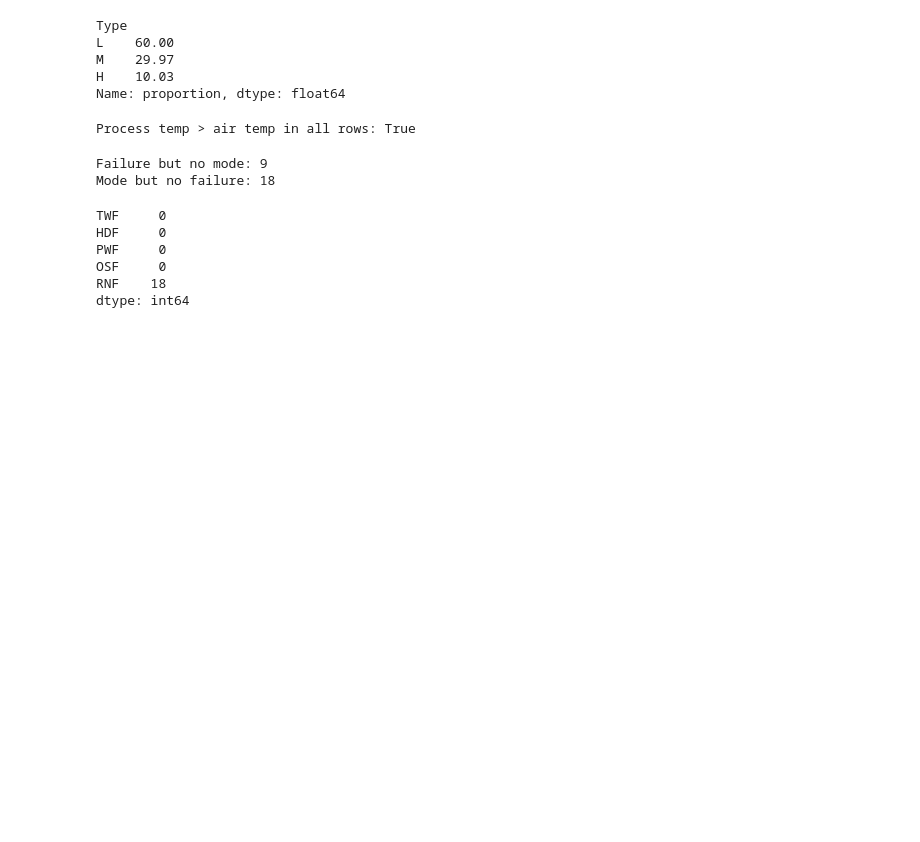
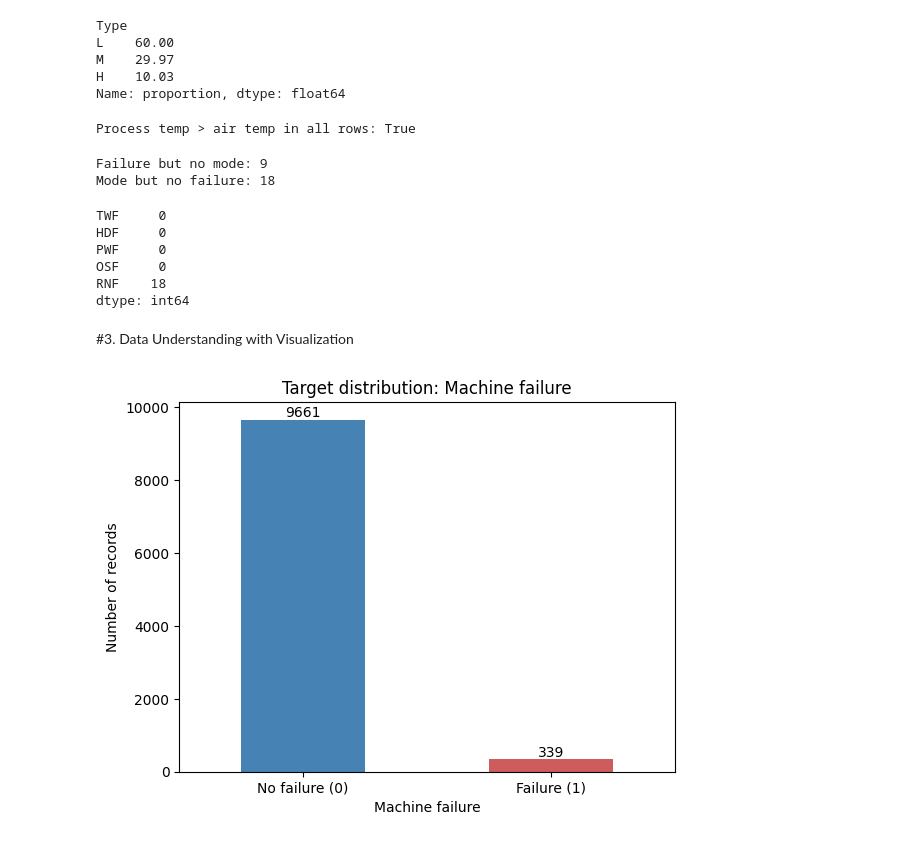
Before and after one commit to serraozkasap/ml-ai4i-predictive-maintenance, a Jupyter notebook: ai4i_predictive_maintenance.ipynb, the cells around one changed output. Cells and saved outputs as stored; diff of their text form; code cells hidden in the pictures; blank space fills up the shorter version.

Commit message:
add visual representations of data understanding and the comments of their meaning (distributions, box plots, correlation, failure modes)

```diff
--- a/ai4i_predictive_maintenance.ipynb
+++ b/ai4i_predictive_maintenance.ipynb
@@ -193,3 +193,19 @@ PWF     0
 OSF     0
 RNF    18
 dtype: int64
+# %% [markdown]
+#3. Data Understanding with Visualization
+# %%
+#I want to show the class imbalance visually (it is easier to see than a percentage, and I can use this figure in the report)
+ax = df["Machine failure"].value_counts().plot(kind="bar", color=["steelblue", "indianred"])
+ax.set_xticklabels(["No failure (0)", "Failure (1)"], rotation=0)
+ax.set_ylabel("Number of records")
+ax.set_title("Target distribution: Machine failure")
+for p in ax.patches:  # write the count on top of each bar
+    ax.annotate(int(p.get_height()), (p.get_x() + p.get_width() / 2, p.get_height()), ha="center", va="bottom")
+plt.show()
+
+#the "Failure" bar is tiny compared with "No failure" (339 vs 9,661)
+#it confirms that accuracy is not a good metric and that I need a stratified split!!!
+# %% [output]
+[figure, added]
```
Also changed, not shown: parts of 6 cells of this notebook.
